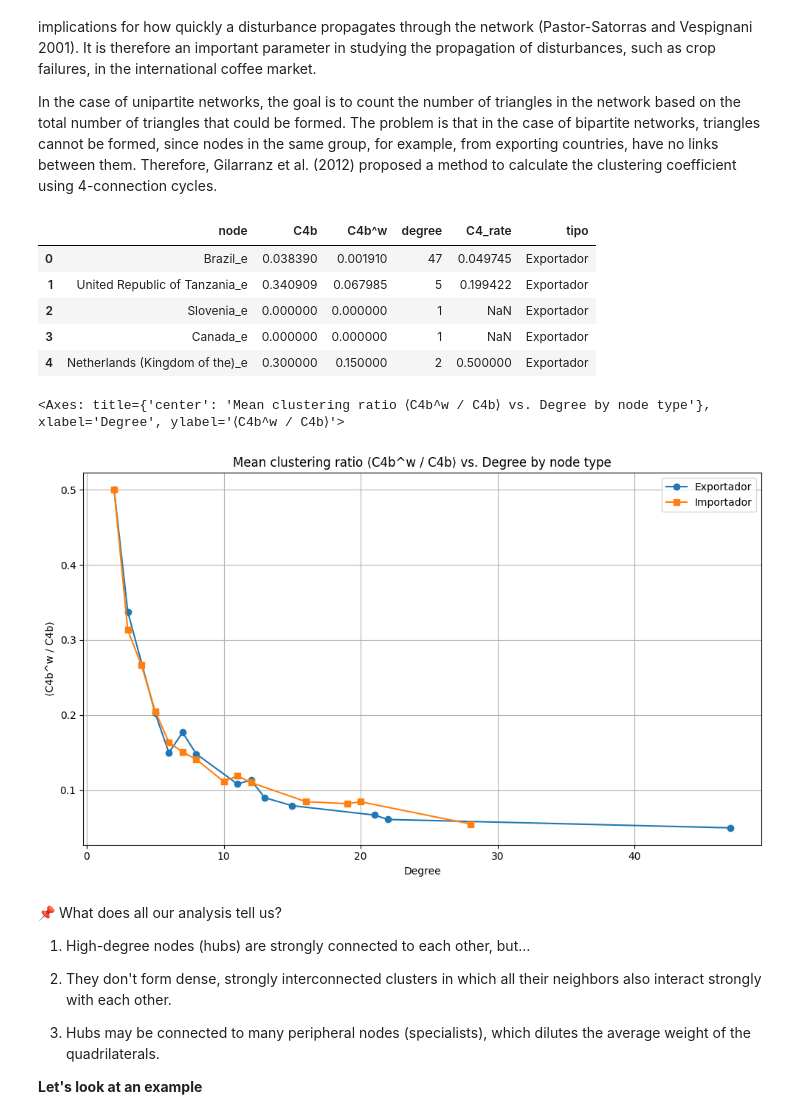
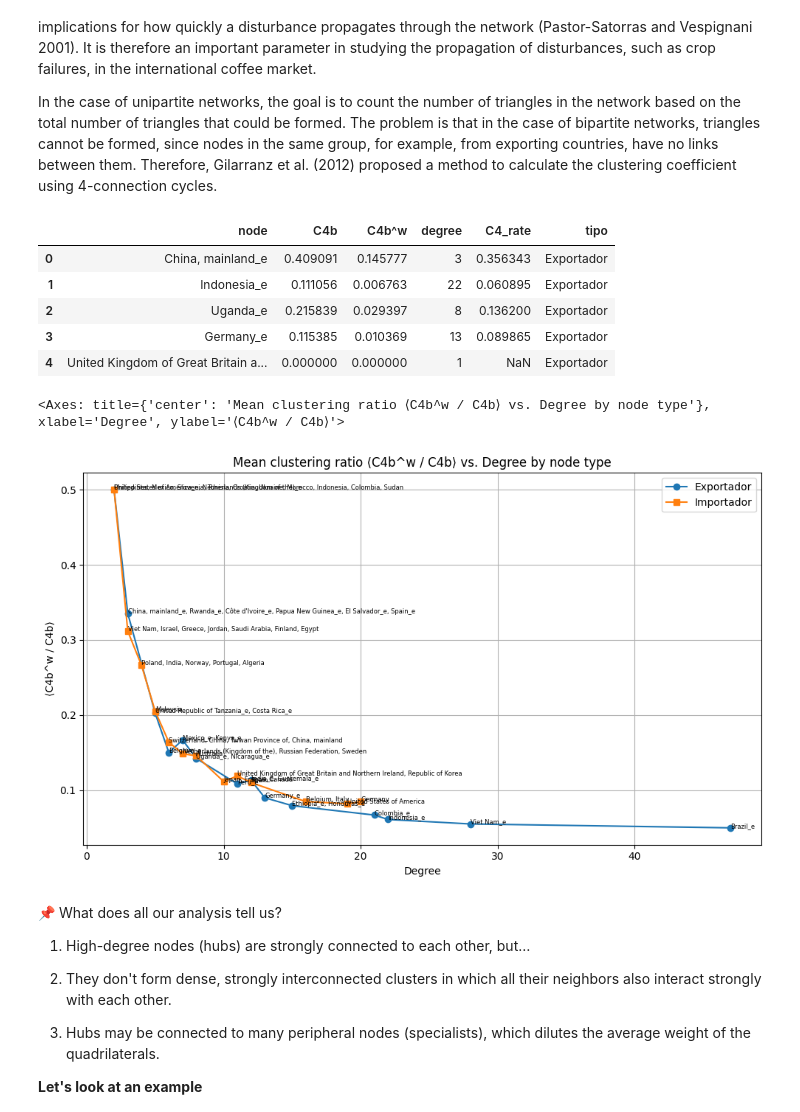
Before and after one commit to galeanojav/FAONet, a Jupyter notebook: FAONet_example.ipynb, the cells around one changed output. Cells and saved outputs as stored; diff of their text form; code cells hidden in the pictures.

```diff
--- a/FAONet_example.ipynb
+++ b/FAONet_example.ipynb
@@ -243,21 +243,21 @@ So far, we have measured typical node properties. To measure the structural orga
 
 In the case of unipartite networks, the goal is to count the number of triangles in the network based on the total number of triangles that could be formed. The problem is that in the case of bipartite networks, triangles cannot be formed, since nodes in the same group, for example, from exporting countries, have no links between them. Therefore, Gilarranz et al. (2012) proposed a method to calculate the clustering coefficient using 4-connection cycles.
 # %%
-df_c4b = compute_bipartite_clustering(G)
+df_c4b = compute_bipartite_clustering(G, reporters=exporters)
 df_c4b.head()
 # %% [output]
 |  | node | C4b | C4b^w | degree | C4_rate | tipo |
-| 0 | Brazil_e | 0.038390 | 0.001910 | 47 | 0.049745 | Exportador |
-| 1 | United Republic of Tanzania_e | 0.340909 | 0.067985 | 5 | 0.199422 | Exportador |
-| 2 | Slovenia_e | 0.000000 | 0.000000 | 1 | NaN | Exportador |
-| 3 | Canada_e | 0.000000 | 0.000000 | 1 | NaN | Exportador |
-| 4 | Netherlands (Kingdom of the)_e | 0.300000 | 0.150000 | 2 | 0.500000 | Exportador |
+| 0 | China, mainland_e | 0.409091 | 0.145777 | 3 | 0.356343 | Exportador |
+| 1 | Indonesia_e | 0.111056 | 0.006763 | 22 | 0.060895 | Exportador |
+| 2 | Uganda_e | 0.215839 | 0.029397 | 8 | 0.136200 | Exportador |
+| 3 | Germany_e | 0.115385 | 0.010369 | 13 | 0.089865 | Exportador |
+| 4 | United Kingdom of Great Britain a... | 0.000000 | 0.000000 | 1 | NaN | Exportador |
 # %%
 
-plot_mean_clustering_ratio_vs_degree(df_c4b, show_labels=False)
+plot_mean_clustering_ratio_vs_degree(df_c4b, show_labels=True)
 # %% [output]
 <Axes: title={'center': 'Mean clustering ratio ⟨C4b^w / C4b⟩ vs. Degree by node type'}, xlabel='Degree', ylabel='⟨C4b^w / C4b⟩'>
-[figure, old version]
+[figure, new version]
 # %% [markdown]
 📌 What does all our analysis tell us?
 
```
Also changed, not shown: parts of 7 cells of this notebook.
